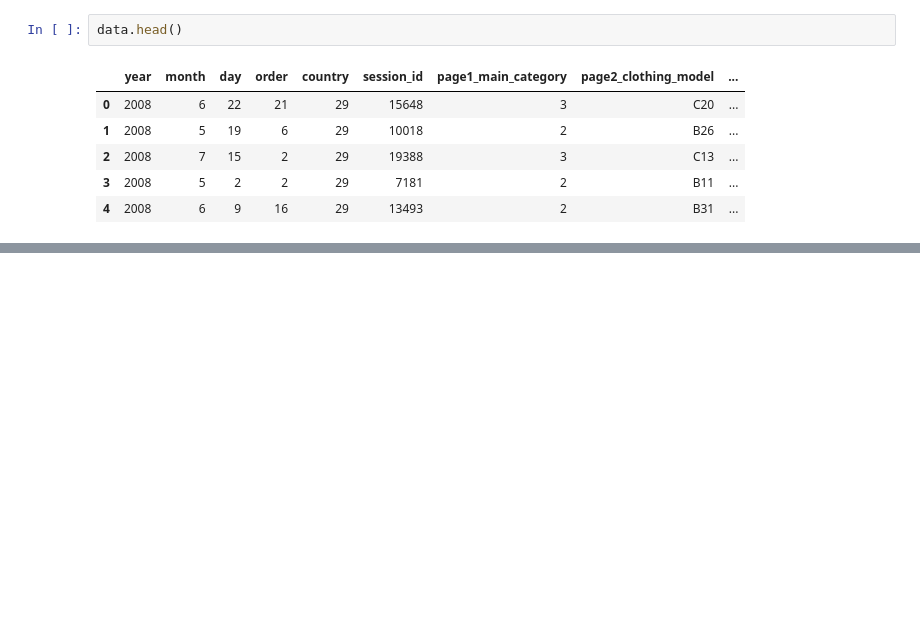
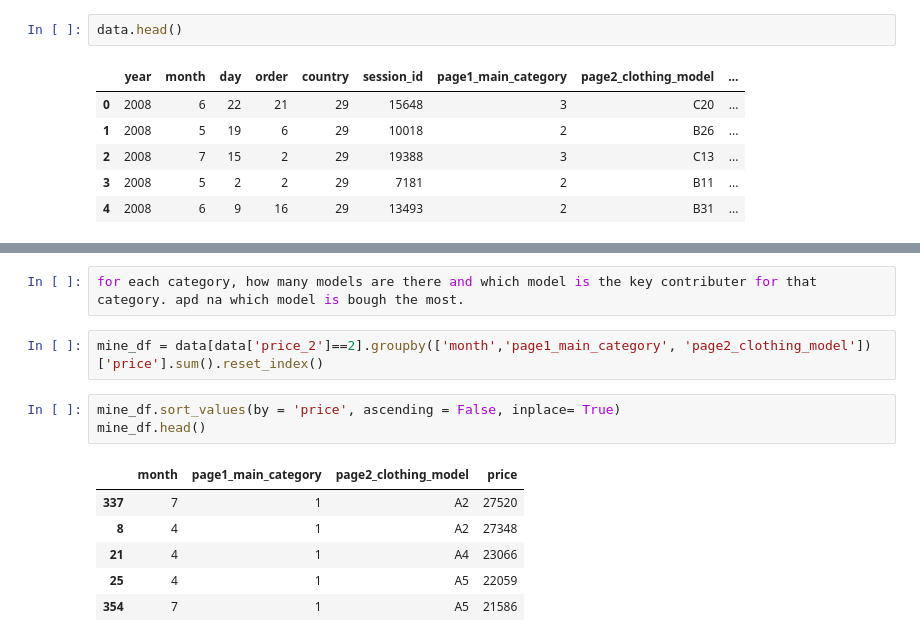
Before and after one commit to Aravind-M2/E-Commerce-Customer-conversion, a Jupyter notebook: data exploration.ipynb, the cells around one changed output, grey strips where cells are left out. Cells and saved outputs as stored; diff of their text form; blank space fills up the shorter version.

```diff
--- a/data exploration.ipynb
+++ b/data exploration.ipynb
@@ -311,0 +182,14 @@ dtype: int64
+# %%
+for each category, how many models are there and which model is the key contributer for that category. apd na which model is bough the most.
+# %%
+mine_df = data[data['price_2']==2].groupby(['month','page1_main_category', 'page2_clothing_model'])['price'].sum().reset_index()
+# %%
+mine_df.sort_values(by = 'price', ascending = False, inplace= True)
+mine_df.head()
+# %% [output]
+|  | month | page1_main_category | page2_clothing_model | price |
+| 337 | 7 | 1 | A2 | 27520 |
+| 8 | 4 | 1 | A2 | 27348 |
+| 21 | 4 | 1 | A4 | 23066 |
+| 25 | 4 | 1 | A5 | 22059 |
+| 354 | 7 | 1 | A5 | 21586 |
```
Also changed, not shown: parts of 23 cells of this notebook.
